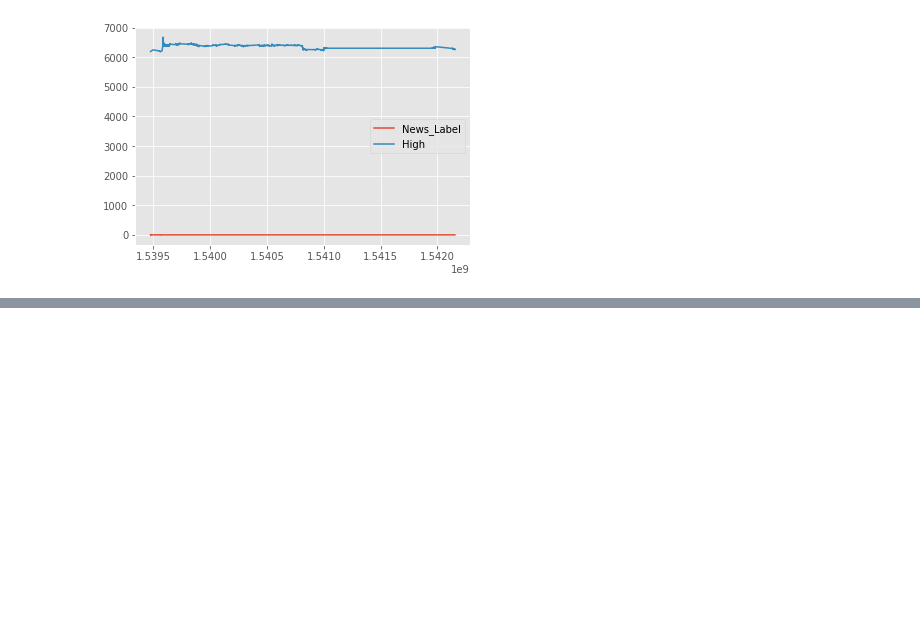
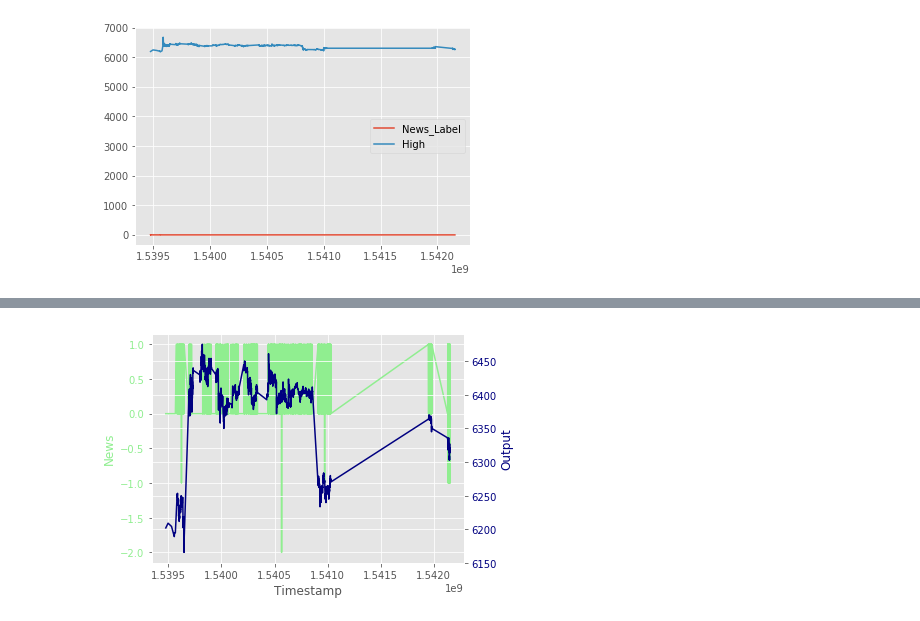
Before and after one commit to InamdarAbid/PredictCrypto, a Jupyter notebook: RandomForest/Final_demo/Work2.ipynb, the cells around one changed output, grey strips where cells are left out. Saved outputs shown, nothing was run; the diff lists cells and outputs as text; code cells hidden in the pictures; blank space fills up the shorter version.

```diff
--- a/RandomForest/Final_demo/Work2.ipynb
+++ b/RandomForest/Final_demo/Work2.ipynb
@@ -79,0 +137,4 @@ plt.show()
+# %%
+draw_relation(y,df.Twitt_Label)
+# %% [output]
+[figure, added]
```
Also changed, not shown: parts of 8 cells of this notebook.
